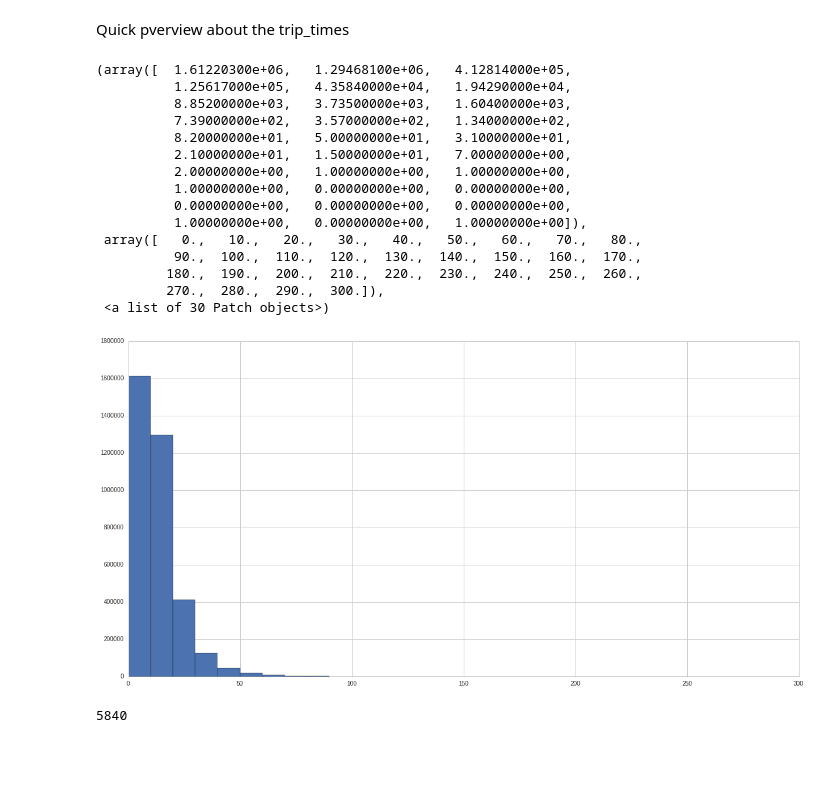
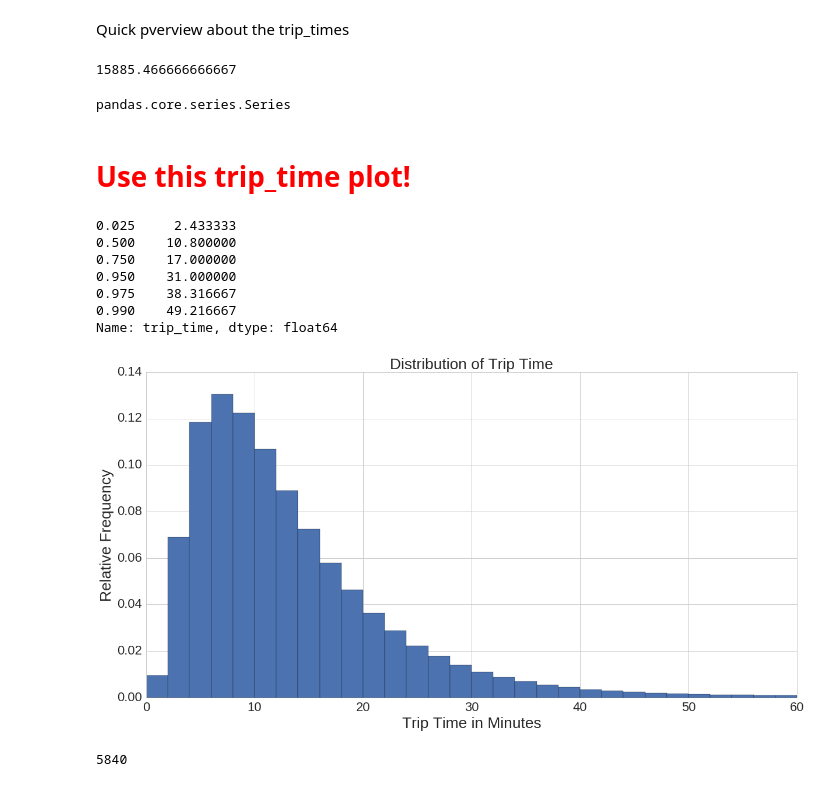
Before and after one commit to nikhase/nyc-taxi, a Jupyter notebook: weeklyAnalysis.ipynb, the cells around one changed output. Cells and saved outputs as stored; diff of their text form; code cells hidden in the pictures; blank space fills up the shorter version.

```diff
--- a/weeklyAnalysis.ipynb
+++ b/weeklyAnalysis.ipynb
@@ -15,10 +15,13 @@ plt.rcParams['image.cmap'] = 'blue'
 #sns.set_context('notebook',font_scale=2)
 sns.set_style("whitegrid")
 % matplotlib inline
-plt.rcParams['font.size'] = 22
-plt.rcParams.update({'figure.figsize': (20,10)})
-plt.rcParams.update({'axes.titlesize': 'large'})
-plt.rcParams.update({'axes.labelsize': 'large'})
+labelsize = 22
+mpl.rcParams.update({'font.size': labelsize})
+mpl.rcParams.update({'figure.figsize': (20,10)})
+mpl.rcParams.update({'axes.titlesize': 'large'})
+mpl.rcParams.update({'axes.labelsize': 'large'})
+mpl.rcParams.update({'xtick.labelsize': labelsize})
+mpl.rcParams.update({'ytick.labelsize': labelsize})
 # mpl.rcParams.keys()
 # %%
 !cd data && ls
@@ -36,7 +46,7 @@ taxi_oneweekfrom20140505.csv
 # %% [markdown]
 Use the bash =)
 # %%
-data = pd.read_csv('data/taxi_oneweekfrom20130506.csv', index_col=0, parse_dates=True)
+data = pd.read_csv('data/Taxi_from_2013-05-06_to_2013-05-13.csv', index_col=0, parse_dates=True)
 # %%
 data.info()
 # %% [output]
@@ -250,25 +264,34 @@ dtype: int64
 # %% [markdown]
 Quick pverview about the trip_times
 # %%
-plt.hist(data['trip_time'] / np.timedelta64(1, 'm'), bins=30, range=[0, 300])
-#plt.yscale('log')
+max(data['trip_time'] / np.timedelta64(1, 'm'))
 # %% [output]
-(array([  1.61220300e+06,   1.29468100e+06,   4.12814000e+05,
-          1.25617000e+05,   4.35840000e+04,   1.94290000e+04,
-          8.85200000e+03,   3.73500000e+03,   1.60400000e+03,
-          7.39000000e+02,   3.57000000e+02,   1.34000000e+02,
-          8.20000000e+01,   5.00000000e+01,   3.10000000e+01,
-          2.10000000e+01,   1.50000000e+01,   7.00000000e+00,
-          2.00000000e+00,   1.00000000e+00,   1.00000000e+00,
-          1.00000000e+00,   0.00000000e+00,   0.00000000e+00,
-          0.00000000e+00,   0.00000000e+00,   0.00000000e+00,
-          1.00000000e+00,   0.00000000e+00,   1.00000000e+00]),
- array([   0.,   10.,   20.,   30.,   40.,   50.,   60.,   70.,   80.,
-          90.,  100.,  110.,  120.,  130.,  140.,  150.,  160.,  170.,
-         180.,  190.,  200.,  210.,  220.,  230.,  240.,  250.,  260.,
-         270.,  280.,  290.,  300.]),
- <a list of 30 Patch objects>)
+15885.466666666667
-[figure, removed]
+# %%
+type(trip_times_in_minutes)
+# %% [output]
+pandas.core.series.Series
+# %% [markdown]
+# <font color = 'red'> Use this trip_time plot! </font>
+# %%
+trip_times_in_minutes = data['trip_time'] / np.timedelta64(1, 'm')
+plt.hist(trip_times_in_minutes , bins=30, range=[0, 60],
+         weights=np.zeros_like(trip_times_in_minutes) + 1. / trip_times_in_minutes.size)
+#plt.yscale('log')
+print(trip_times_in_minutes.quantile(q=[0.025, 0.5, 0.75, 0.95, 0.975, 0.99]))
+plt.xlabel('Trip Time in Minutes')
+plt.ylabel('Relative Frequency')
+plt.title('Distribution of Trip Time')
+plt.savefig('figures/trip_time_distribution.eps', format='eps', dpi=1000)
+# %% [output]
+0.025     2.433333
+0.500    10.800000
+0.750    17.000000
+0.950    31.000000
+0.975    38.316667
+0.990    49.216667
+Name: trip_time, dtype: float64
+[figure, added]
 # %%
 len(data.trip_time.value_counts().values)
 # %% [output]
```
Also changed, not shown: parts of 36 cells of this notebook.
